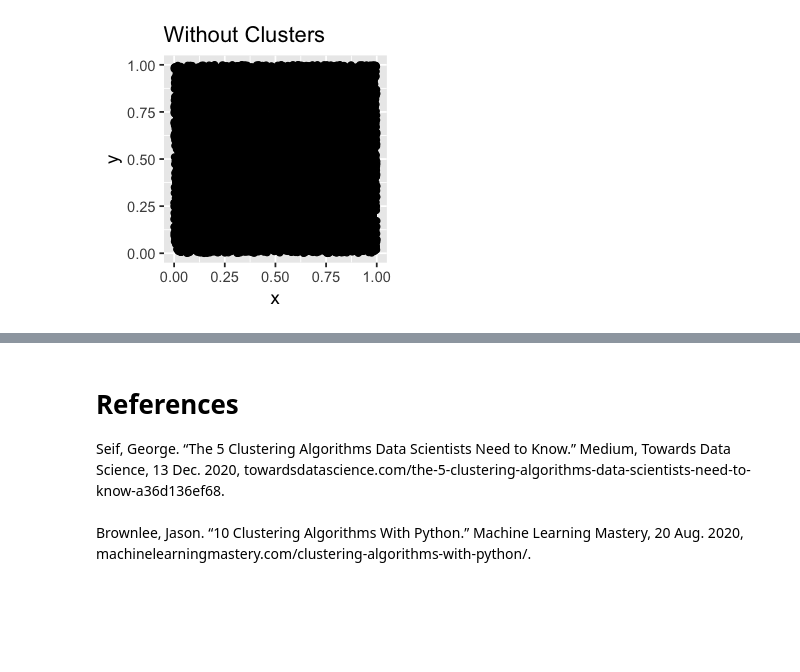
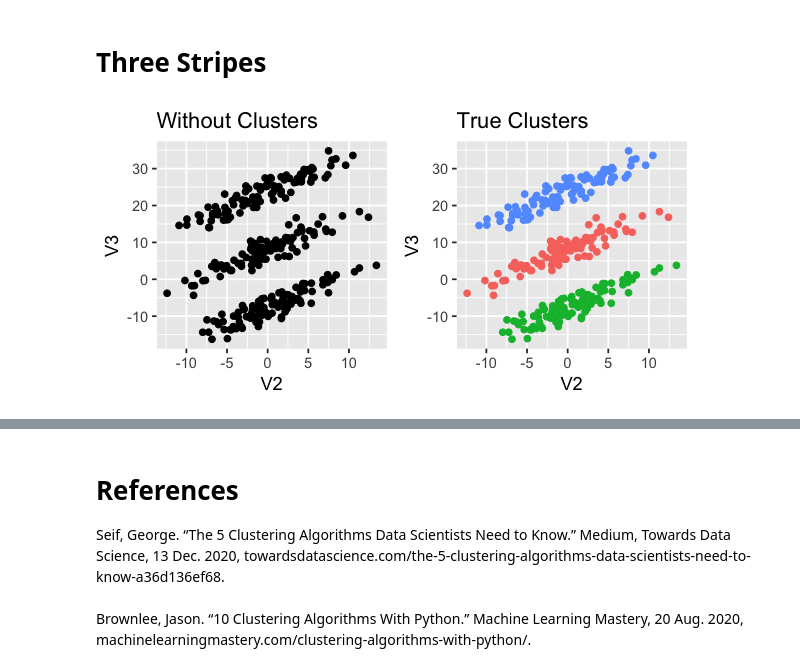
Before and after one commit to EdJWang/EdJWang.github.io, a Jupyter notebook: Projects/Cluster_Comparison.ipynb, the cells around one changed output, grey strips where cells are left out. Drawn from its saved outputs; the diff is of its cells as text; code cells hidden in the pictures; blank space fills up the shorter version.

```diff
--- a/Projects/Cluster_Comparison.ipynb
+++ b/Projects/Cluster_Comparison.ipynb
@@ -94,9 +105,21 @@ grid.arrange(p1,p2,p3,nrow = 1)
-# %%
-options(repr.plot.width=2.5, repr.plot.height=2.5)
-x = runif(10000,0,1)
-y = runif(10000,0,1)
-df = cbind(x,y)
-df = data.frame(df)
-ggplot(df,aes(x=x,y=y))+geom_point()+ggtitle('Without Clusters')
-# %% [output]
-[figure, removed]
+# %% [markdown]
+<a id='3_stripes'></a>
+# Three Stripes
+# %%
+options(repr.plot.width=5, repr.plot.height=2.5)
+dist1 = mvrnorm(100, c(0, 8), matrix(c(20, 18, 18, 20), nrow = 2))
+dist2 = mvrnorm(100, c(0, -8), matrix(c(20, 18, 18, 20), nrow = 2))
+dist3 = mvrnorm(100, c(0, 24), matrix(c(20, 18, 18, 20), nrow = 2))
+labs1 = rep(1, 100)
+labs2 = rep(2, 100)
+labs3 = rep(3, 100)
+clust1 = cbind(labs1,dist1)
+clust2 = cbind(labs2,dist2)
+clust3 = cbind(labs3,dist3)
+df4 = rbind(clust1,clust2,clust3)
+df4 = data.frame(df4)
+p1 = ggplot(df4,aes(x=V2,y=V3))+geom_point()+ggtitle('Without Clusters')
+p2 = ggplot(df4,aes(x=V2,y=V3,color = as.factor(labs1)))+geom_point()+theme(legend.position = "none")+ggtitle('True Clusters')
+grid.arrange(p1,p2,nrow = 1)
+# %% [output]
+[figure, added]
```
Also changed, not shown: parts of 12 cells of this notebook.
